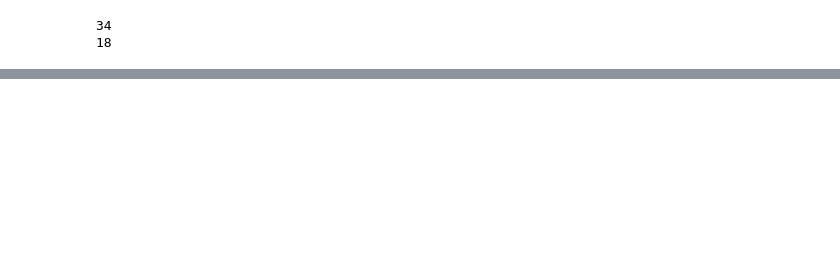
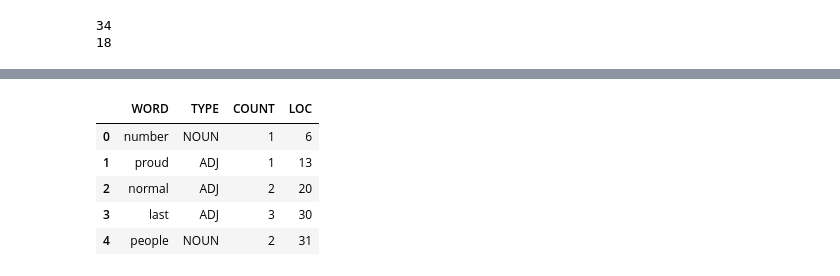
Before and after one commit to RafaelBroseghini/Data-Analysis-Visualizations-ML, a Jupyter notebook: NLP/00-NLP.ipynb, the cells around one changed output, grey strips where cells are left out. Cells and saved outputs as stored; diff of their text form; code cells hidden in the pictures; blank space fills up the shorter version.

```diff
--- a/NLP/00-NLP.ipynb
+++ b/NLP/00-NLP.ipynb
@@ -94,0 +341,9 @@ The memory is own .
+# %%
+df.head()
+# %% [output]
+|  | WORD | TYPE | COUNT | LOC |
+| 0 | number | NOUN | 1 | 6 |
+| 1 | proud | ADJ | 1 | 13 |
+| 2 | normal | ADJ | 2 | 20 |
+| 3 | last | ADJ | 3 | 30 |
+| 4 | people | NOUN | 2 | 31 |
```
Also changed, not shown: parts of 11 cells of this notebook.
